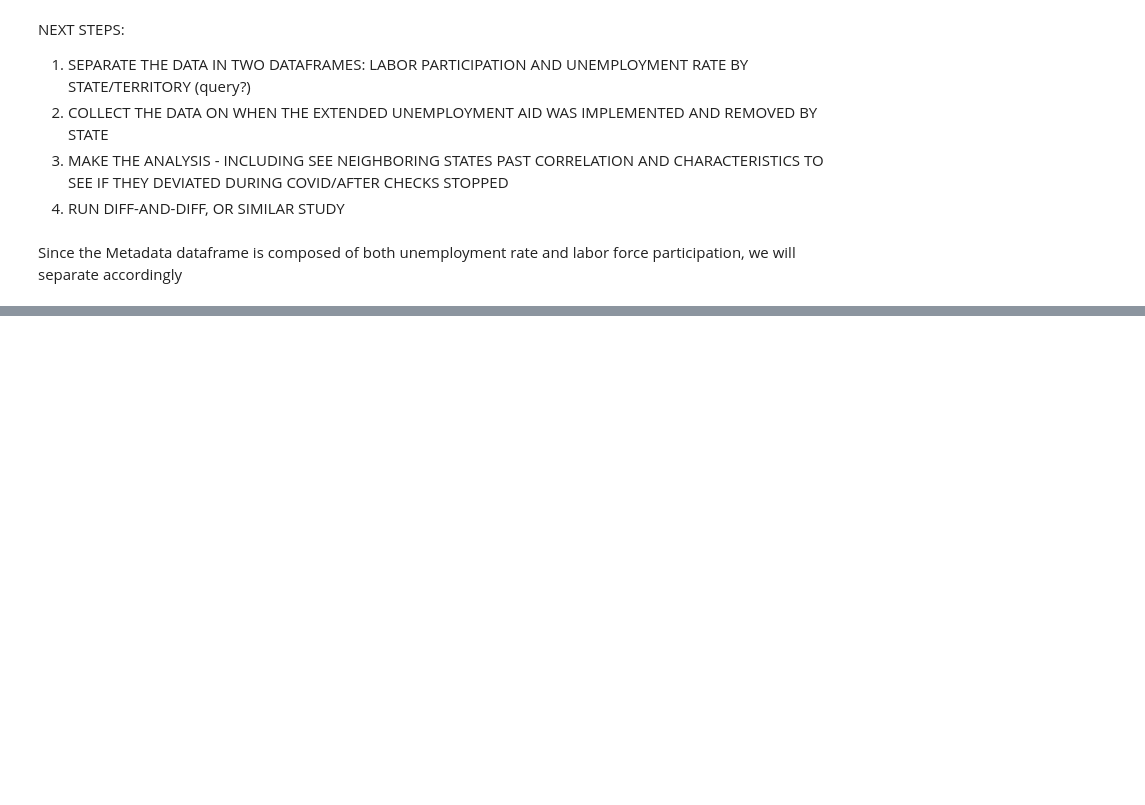
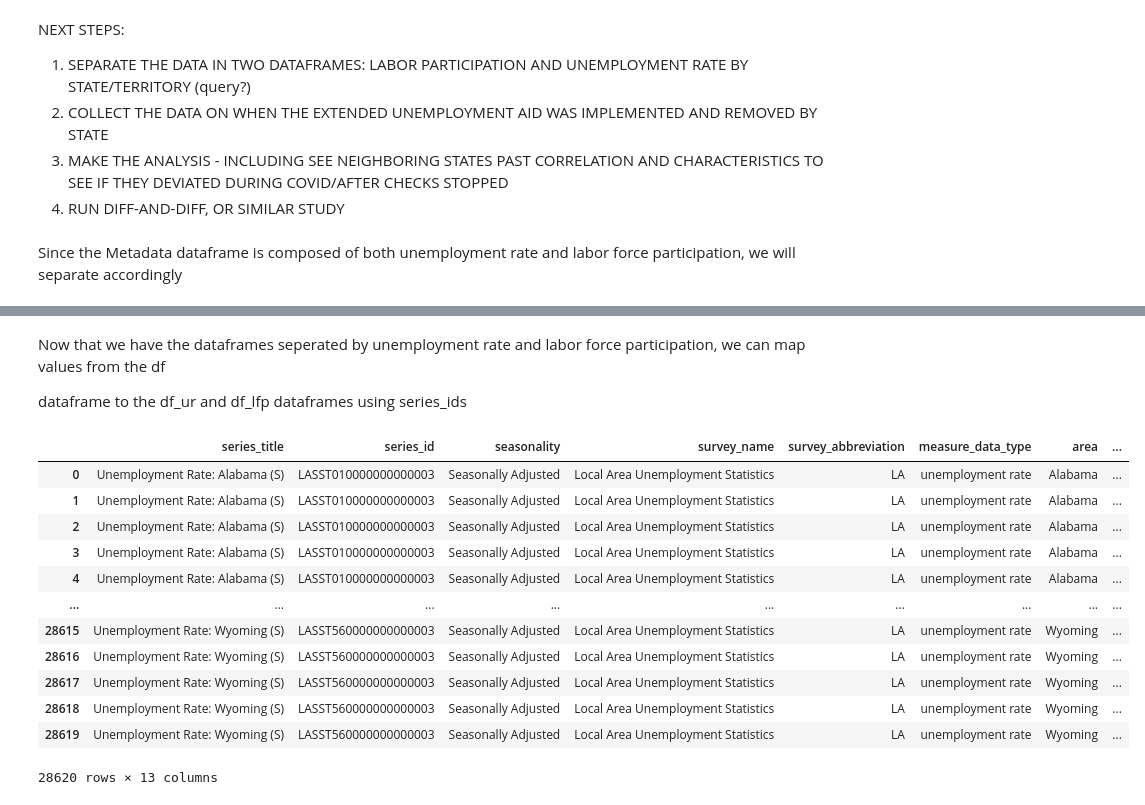
Before and after one commit to vgm236/ferrante_moreira_data_project, a Jupyter notebook: app/ferrante_moreira_project.ipynb, the cells around one changed output, grey strips where cells are left out. Drawn from its saved outputs; the diff is of its cells as text; code cells hidden in the pictures; blank space fills up the shorter version.

```diff
--- a/app/ferrante_moreira_project.ipynb
+++ b/app/ferrante_moreira_project.ipynb
@@ -378 +378,9 @@ df, metadata = unpack_all_responses(responses)
+# %%
+# pull data for date range: 1996 - 2015
+responses2 = request_for_series(series_ids, "1996", "2015", apikey=apikey)
+df2, metadata2 = unpack_all_responses(responses2)
+# %%
+# pull data for date range: 2016 - 2020
+responses3 = request_for_series(series_ids, "2016", "2020", apikey=apikey)
+df3, metadata3 = unpack_all_responses(responses3)
 # %%
@@ -422,3 +457,25 @@ df_lfp.head()
 | 5 | Labor Force Participation Rate: A... | LASST040000000000008 | Seasonally Adjusted | Local Area Unemployment Statistics | LA | labor force participation rate | Arizona | ... |
 | 7 | Labor Force Participation Rate: A... | LASST050000000000008 | Seasonally Adjusted | Local Area Unemployment Statistics | LA | labor force participation rate | Arkansas | ... |
 | 9 | Labor Force Participation Rate: C... | LASST060000000000008 | Seasonally Adjusted | Local Area Unemployment Statistics | LA | labor force participation rate | California | ... |
+# %% [markdown]
+Now that we have the dataframes seperated by unemployment rate and labor force participation, we can map values from the df
+
+dataframe to the df_ur and df_lfp dataframes using series_ids
+# %%
+# Merge df on df_ur by series id to get each states unemployment rate
+df_ur_values = df_ur.merge(df, on="series_id", how="left")
+df_ur_values
+# %% [output]
+|  | series_title | series_id | seasonality | survey_name | survey_abbreviation | measure_data_type | area | ... |
+| 0 | Unemployment Rate: Alabama (S) | LASST010000000000003 | Seasonally Adjusted | Local Area Unemployment Statistics | LA | unemployment rate | Alabama | ... |
+| 1 | Unemployment Rate: Alabama (S) | LASST010000000000003 | Seasonally Adjusted | Local Area Unemployment Statistics | LA | unemployment rate | Alabama | ... |
+| 2 | Unemployment Rate: Alabama (S) | LASST010000000000003 | Seasonally Adjusted | Local Area Unemployment Statistics | LA | unemployment rate | Alabama | ... |
+| 3 | Unemployment Rate: Alabama (S) | LASST010000000000003 | Seasonally Adjusted | Local Area Unemployment Statistics | LA | unemployment rate | Alabama | ... |
+| 4 | Unemployment Rate: Alabama (S) | LASST010000000000003 | Seasonally Adjusted | Local Area Unemployment Statistics | LA | unemployment rate | Alabama | ... |
+| ... | ... | ... | ... | ... | ... | ... | ... | ... |
+| 28615 | Unemployment Rate: Wyoming (S) | LASST560000000000003 | Seasonally Adjusted | Local Area Unemployment Statistics | LA | unemployment rate | Wyoming | ... |
+| 28616 | Unemployment Rate: Wyoming (S) | LASST560000000000003 | Seasonally Adjusted | Local Area Unemployment Statistics | LA | unemployment rate | Wyoming | ... |
+| 28617 | Unemployment Rate: Wyoming (S) | LASST560000000000003 | Seasonally Adjusted | Local Area Unemployment Statistics | LA | unemployment rate | Wyoming | ... |
+| 28618 | Unemployment Rate: Wyoming (S) | LASST560000000000003 | Seasonally Adjusted | Local Area Unemployment Statistics | LA | unemployment rate | Wyoming | ... |
+| 28619 | Unemployment Rate: Wyoming (S) | LASST560000000000003 | Seasonally Adjusted | Local Area Unemployment Statistics | LA | unemployment rate | Wyoming | ... |
+28620 rows × 13 columns
```
Also changed, not shown: parts of 6 cells of this notebook.
